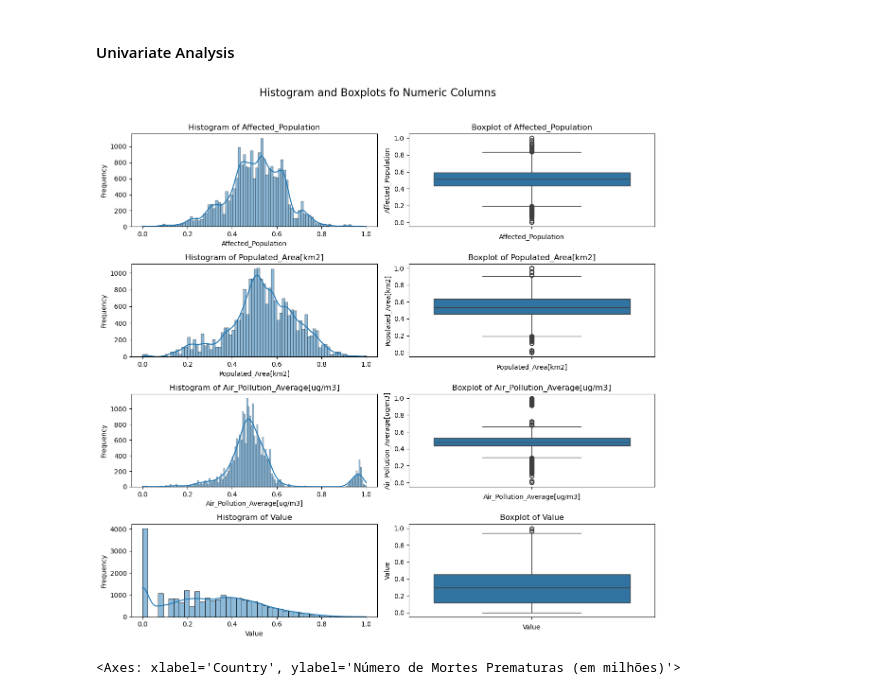
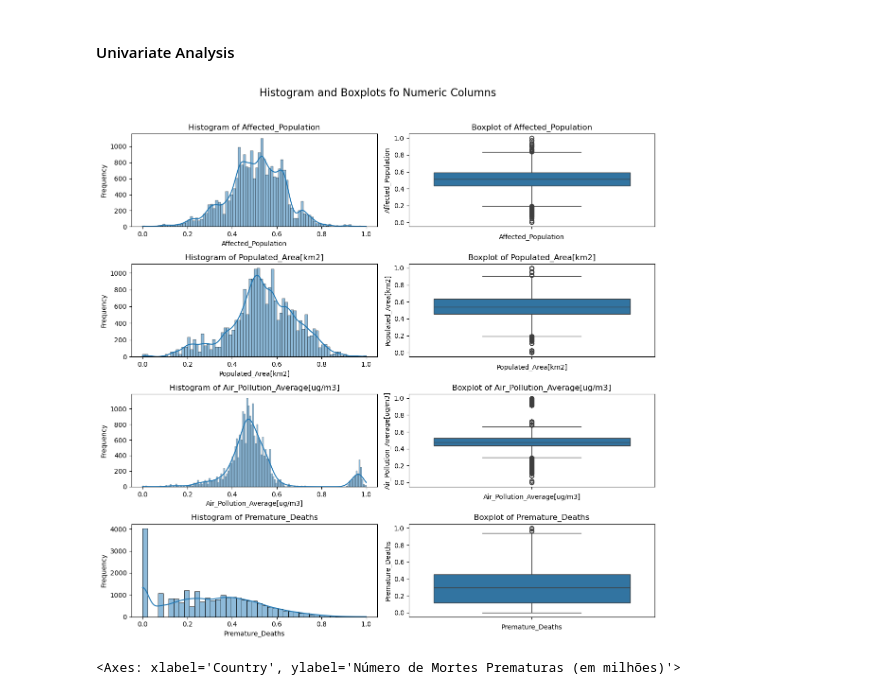
Before and after one commit to Joao-Cardo/anadi-24-25-3di-g13-2, a Jupyter notebook: scripts/airpol_data.ipynb, the cells around one changed output. Saved outputs shown, nothing was run; the diff lists cells and outputs as text; code cells hidden in the pictures.

```diff
--- a/scripts/airpol_data.ipynb
+++ b/scripts/airpol_data.ipynb
@@ -58,12 +56,13 @@ memory usage: 3.0+ MB
 western_europe = ["Austria", "Belgium", "France", "Germany", "Netherlands", "Switzerland"]
 eastern_europe = ["Poland", "Czechia", "Hungary"]
 southern_europe = ["Spain", "Portugal", "Italy", "Greece"]
-northern_europe = ["Sweden", "Denmark", "Northern Europe", "Finland"]
+northern_europe = ["Sweden", "Denmark", "Finland"]
 # %% [markdown]
 ### Pre-processing
 # %%
+## ChatGPT was used to generate some of this step's code ##
+
 # Filter the data so only the data of NUTS level 3 is studied
-## ChatGPT was used to get some of the code of this step ##
 
 regex = r"^([A-Z]{2}[0-9]{3})"
 df = df[df['NUTS_Code'].str.contains(regex)]
@@ -96,10 +95,10 @@ print(f"Original columns: {df.columns.tolist()}")
 print(f"Original data types: {df.dtypes}")
 
 # Group for numeric columns
-numericFeatures = ["Affected_Population", "Populated_Area[km2]", "Air_Pollution_Average[ug/m3]", "Premature_Deaths"]
+numericColumns = ["Affected_Population", "Populated_Area[km2]", "Air_Pollution_Average[ug/m3]", "Premature_Deaths"]
 
 # Check data types, convert them if required
-for col in numericFeatures:
+for col in numericColumns:
     if col in df.columns:
         if df[col].dtype == object:
             try:
@@ -111,9 +110,11 @@ for col in numericFeatures:
             print(f"Warning: Column '{col}' not found.")
 
 # Remove lines without numerical values
-df = df.dropna(subset=numericFeatures)
+df = df.dropna(subset=numericColumns)
 
 # Check final result
 print(f"\nFirst lines after conversion: {df.head()}")
-print(f"\nData types after conversion: {df[numericFeatures].dtypes}")
+print(f"\nData types after conversion: {df[numericColumns].dtypes}")
+
+df.describe()
 # %% [output]
@@ -132,34 +150,34 @@ print(f"\nData types after conversion: {df[numericFeatures].dtypes}")
 #### Univariate Analysis
 # %%
 # Apply log1p (log(1 + x)) to reduce the impact of extreme values
-df_log = df[numericFeatures].apply(lambda x: np.log1p(x))
+df_log = df[numericColumns].apply(lambda x: np.log1p(x))
 
 scaler = MinMaxScaler()
-df_scaled = pd.DataFrame(scaler.fit_transform(df_log), columns=numericFeatures)
-numFeatures = len(numericFeatures)
+df_scaled = pd.DataFrame(scaler.fit_transform(df_log), columns=numericColumns)
+numFeatures = len(numericColumns)
 
 # define layout for subplots
 fig, axes = plt.subplots(nrows= numFeatures, ncols = 2, figsize=(12, 3 * numFeatures))
 fig.suptitle('Histogram and Boxplots fo Numeric Columns', fontsize = 16)
 
 # Loop through each column and create plots
-for i, column in enumerate(numericFeatures):
+for i, column in enumerate(numericColumns):
     # Histogram
     sns.histplot(df_scaled[column], ax = axes[i, 0], kde=True)
     axes[i, 0].set_title(f"Histogram of {column}")
     axes[i, 0].set_xlabel(column)
     axes[i, 0].set_ylabel("Frequency")
 
     # Boxplot
     sns.boxplot(y=df_scaled[column], ax=axes[i, 1])
     axes[i, 1].set_title(f"Boxplot of {column}")
     axes[i, 1].set_xlabel(column)
 
 # Adjust layout to prevent overlap
 plt.tight_layout(rect=[0, 0, 1, 0.96])
 plt.show()
 # %% [output]
-[figure, old version]
+[figure, new version]
 # %%
 # This isn't an adequate graphic, needs to be in the millions
 data_compare_deaths = df.drop(['Outcome','Affected_Population','Populated_Area[km2]'], axis = 1).drop_duplicates().drop(['NUTS_Code'], axis = 1).groupby("Country")["Premature_Deaths"].sum().sort_values(ascending=False)
```
Also changed, not shown: parts of 16 cells of this notebook.
